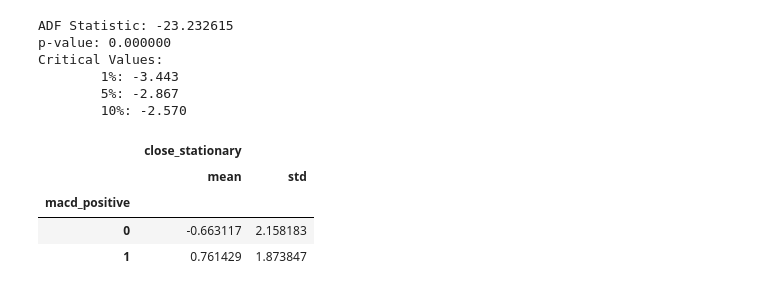
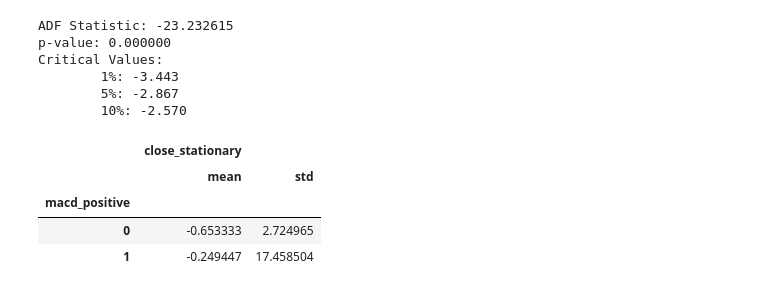
Before and after one commit to michaelortiz05/algotrader, a Jupyter notebook: Joshuas_MacD.ipynb, the cells around one changed output. Cells and saved outputs as stored; diff of their text form; code cells hidden in the pictures.

```diff
--- a/Joshuas_MacD.ipynb
+++ b/Joshuas_MacD.ipynb
@@ -483,7 +483,7 @@ Accuracy: 0.499 (0.060)
 from statsmodels.tsa.stattools import adfuller
 # %%
 # creates a boolean columns on if the next day is higher than the previous
-df_mac['macd_positive'] = np.where(df_mac['MOM'] > 0, 1, 0)
+df_mac['macd_positive'] = np.where(df_mac['MA_5'] > 0, 1, 0)
 # %%
 df_mac.groupby(by = ["macd_positive"]).agg({'close':['mean','std']})
 # %% [output]
@@ -532,10 +532,10 @@ Critical Values:
         5%: -2.867
         10%: -2.570
 # %%
-df_mac.iloc[300:800].groupby(by = ["macd_positive"]).agg({'close_stationary':['mean','std']})
+df_mac.groupby(by = ["macd_positive"]).agg({'close_stationary':['mean','std']})
 # %% [output]
 |  | close_stationary |  |
 |  | mean | std |
 | macd_positive |  |  |
-| 0 | -0.663117 | 2.158183 |
-| 1 | 0.761429 | 1.873847 |
+| 0 | -0.653333 | 2.724965 |
+| 1 | -0.249447 | 17.458504 |
```
Also changed, not shown: parts of 16 cells of this notebook, 2 other files.
